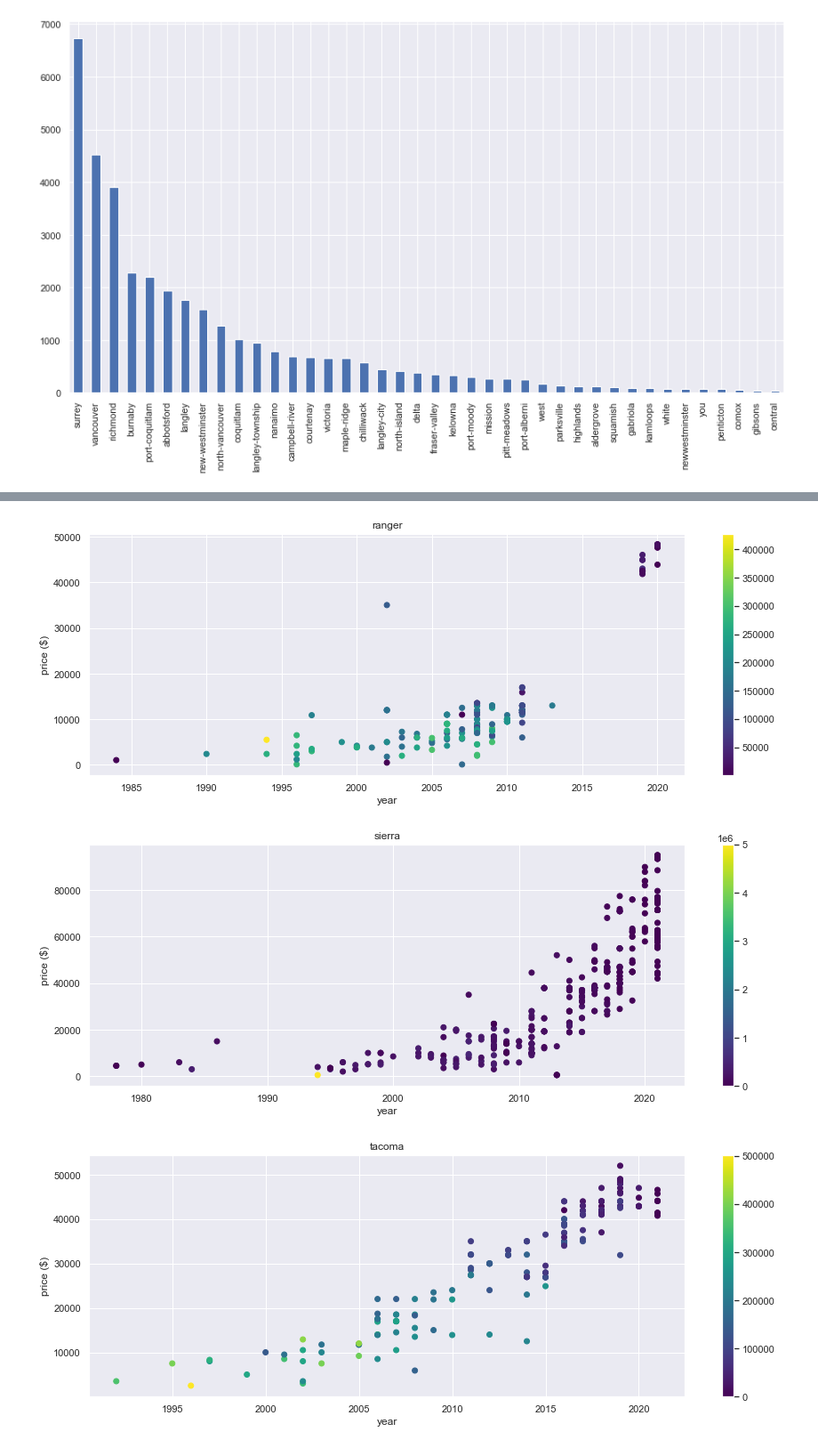
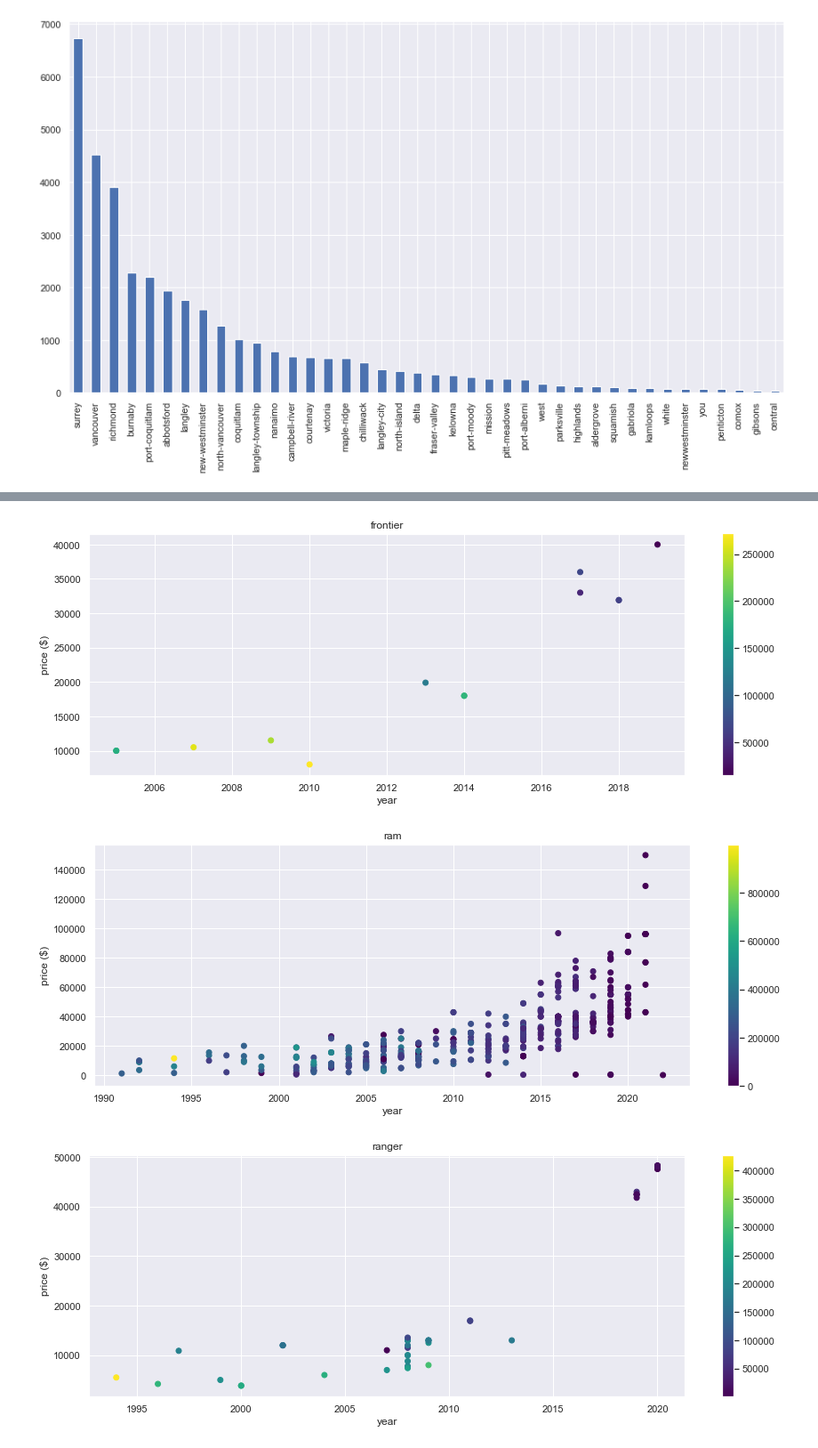
Before and after one commit to asylve/Craiglist-Cars-Study, a Jupyter notebook: EDA.ipynb, the cells around one changed output, grey strips where cells are left out. Shown: that part at 89% size. Drawn from its saved outputs; the diff is of its cells as text; code cells hidden in the pictures.

Commit message:
finished EDA and model building

```diff
--- a/EDA.ipynb
+++ b/EDA.ipynb
@@ -21,9 +22 @@ cars.head()
 5 rows × 26 columns
-# %%
-fill_mode_cols = ['type', 'fuel', 'drive'] #for these columns we, will replace 'unknown' with the mode of that make of vehicle
-
-for col in fill_mode_cols:
-    modes = cars.groupby('model0')[col].agg([pd.Series.mode])
-    cars[col] = cars.apply(lambda x: modes.loc[x['model0']].values[0] if x[col]==None else x[col], axis=1)
-
-cars
@@ -69,10 +53,11 @@ plt.show()
 [figure]
 # %%
 cars = cars.drop(cars[cars.price>500000].index, axis=0) #drop the few cars with very high price
-com_cars = cars.make_model0.value_counts()[:60].index
+com_cars = cars.make_model0.value_counts()[50:100].index
+trucks = cars[cars['type']==' truck'].make_model0.value_counts()[0:40].index
 
 #plot the average prices of the 60 most popular cars
-com_price = cars[cars.make_model0.isin(com_cars)].groupby(['make_model0']).price.mean().sort_values(ascending=False)
+com_price = cars[cars.make_model0.isin(trucks)].groupby(['make_model0']).price.mean().sort_values(ascending=False)
 com_price.plot.bar(figsize=(15,8))
 # %% [output]
 <AxesSubplot:xlabel='make_model0'>
@@ -111,8 +91,7 @@ Name: model0, dtype: int64
 # %%
-names = ['f-150', 'silverado', 'ram', 'ranger', 'sierra', 'tacoma', '4runner', 'canyon', 'ridgeline', 'colorado', '1500']
+names = ['grand-vitara', 'tracker',  'f-150', 'frontier', 'ram', 'ranger', 'sierra', 'tacoma', '4runner', 'canyon', 'ridgeline', 'colorado', '1500']
 for name in names:
-    df = cars[cars['model0']==name]
-
+    df = cars[(cars['model0']==name) & (cars['drive']==' 4wd')]
     trucks = plt.scatter(x = df['year'], y = df['price'], c=df['odometer'], cmap='viridis')
     plt.colorbar(trucks)
     plt.xlabel('year')
@@ -126,3 +105,3 @@ for name in names:
-[figure, old version]
+[figure, new version]
-[figure, old version]
+[figure, new version]
-[figure, old version]
+[figure, new version]
```
Also changed, not shown: parts of 12 cells of this notebook, 5 other files.
